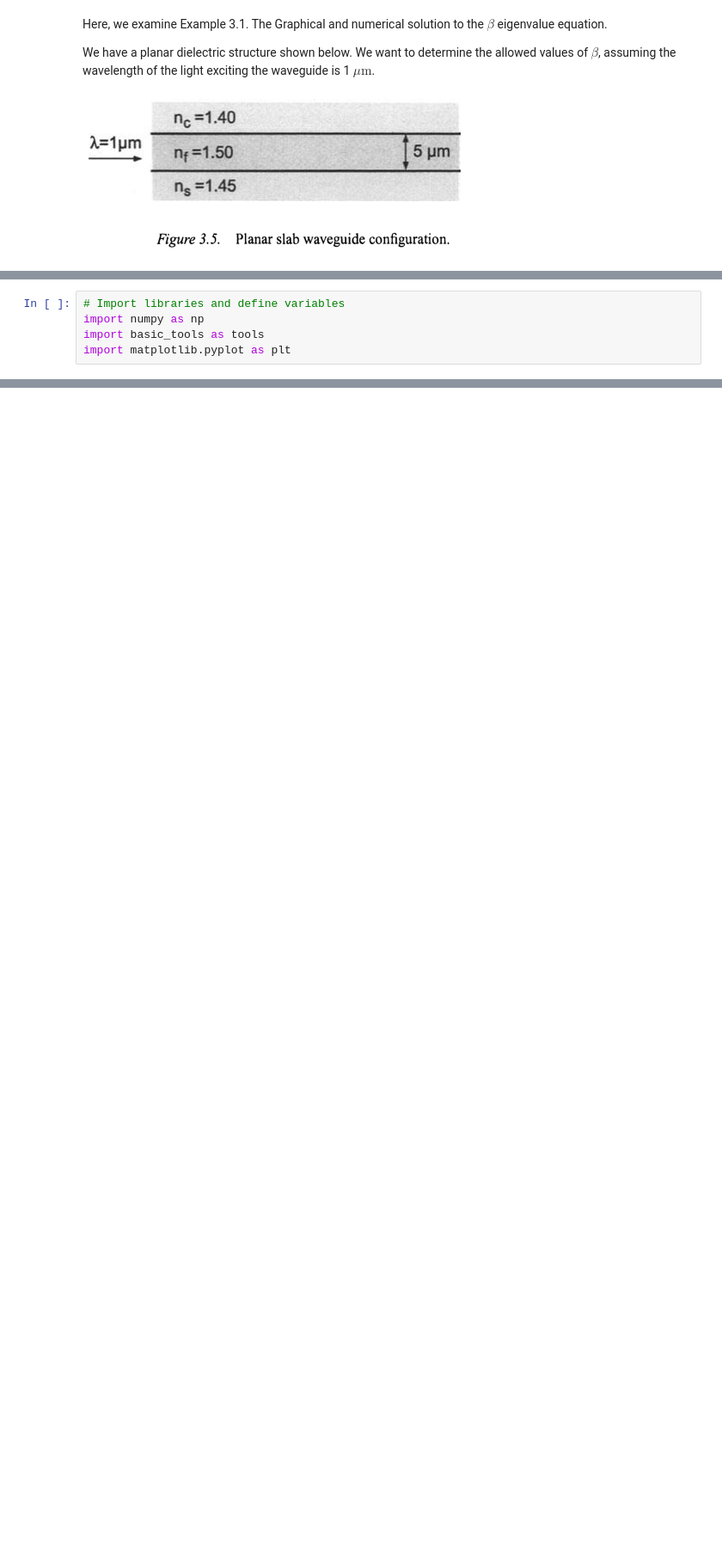
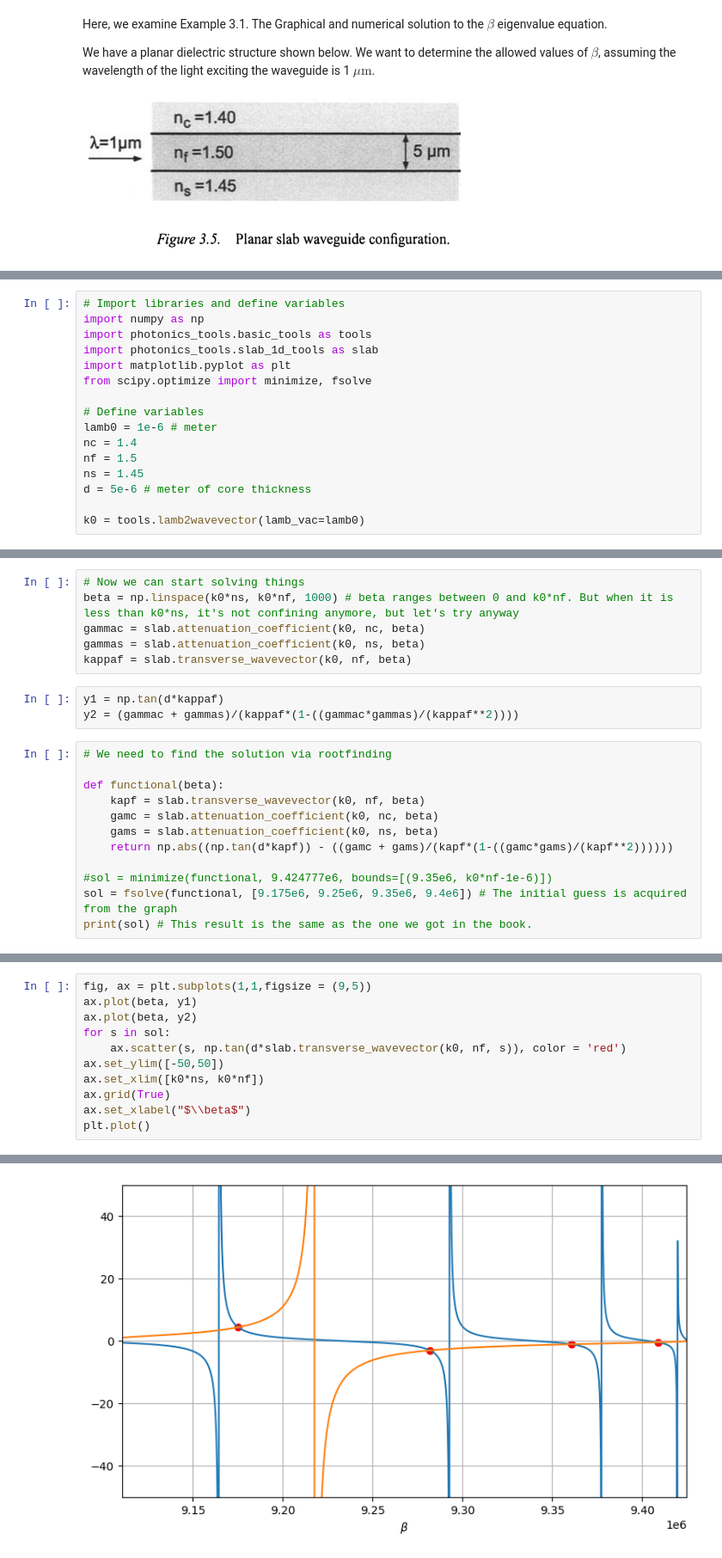
Before and after one commit to cahyadifelix/numerical-photonics, a Jupyter notebook: Pollock_calcs/Ex3_1.ipynb, the cells around one changed output, grey strips where cells are left out. Shown: that part at 86% size. Saved outputs shown, nothing was run; the diff lists cells and outputs as text; blank space fills up the shorter version.

```diff
--- a/Pollock_calcs/Ex3_1.ipynb
+++ b/Pollock_calcs/Ex3_1.ipynb
@@ -14,5 +14,16 @@ Here, we know that $\beta$ is the z-component of the $k_0n_f$, hence $0< \beta <
 # %%
 # Import libraries and define variables
 import numpy as np
-import basic_tools as tools
+import photonics_tools.basic_tools as tools
+import photonics_tools.slab_1d_tools as slab
 import matplotlib.pyplot as plt
+from scipy.optimize import minimize, fsolve
+
+# Define variables
+lamb0 = 1e-6 # meter
+nc = 1.4
+nf = 1.5
+ns = 1.45
+d = 5e-6 # meter of core thickness
+
+k0 = tools.lamb2wavevector(lamb_vac=lamb0)
@@ -20,0 +30,21 @@ ModuleNotFoundError: No module named 'basic_tools'
+# %%
+# Now we can start solving things
+beta = np.linspace(k0*ns, k0*nf, 1000) # beta ranges between 0 and k0*nf. But when it is less than k0*ns, it's not confining anymore, but let's try anyway
+gammac = slab.attenuation_coefficient(k0, nc, beta)
+gammas = slab.attenuation_coefficient(k0, ns, beta)
+kappaf = slab.transverse_wavevector(k0, nf, beta)
+# %%
+y1 = np.tan(d*kappaf)
+y2 = (gammac + gammas)/(kappaf*(1-((gammac*gammas)/(kappaf**2))))
+# %%
+# We need to find the solution via rootfinding
+
+def functional(beta):
+    kapf = slab.transverse_wavevector(k0, nf, beta)
+    gamc = slab.attenuation_coefficient(k0, nc, beta)
+    gams = slab.attenuation_coefficient(k0, ns, beta)
+    return np.abs((np.tan(d*kapf)) - ((gamc + gams)/(kapf*(1-((gamc*gams)/(kapf**2))))))
+
+#sol = minimize(functional, 9.424777e6, bounds=[(9.35e6, k0*nf-1e-6)])
+sol = fsolve(functional, [9.175e6, 9.25e6, 9.35e6, 9.4e6]) # The initial guess is acquired from the graph
+print(sol) # This result is the same as the one we got in the book.
@@ -20,0 +53,12 @@ ModuleNotFoundError: No module named 'basic_tools'
+# %%
+fig, ax = plt.subplots(1,1,figsize = (9,5))
+ax.plot(beta, y1)
+ax.plot(beta, y2)
+for s in sol:
+    ax.scatter(s, np.tan(d*slab.transverse_wavevector(k0, nf, s)), color = 'red')
+ax.set_ylim([-50,50])
+ax.set_xlim([k0*ns, k0*nf])
+ax.grid(True)
+ax.set_xlabel("$\\beta$")
+plt.plot()
+# %% [output]
@@ -20,0 +66 @@ ModuleNotFoundError: No module named 'basic_tools'
+[figure, added]
```
Also changed, not shown: parts of 4 cells of this notebook, 3 other files.
